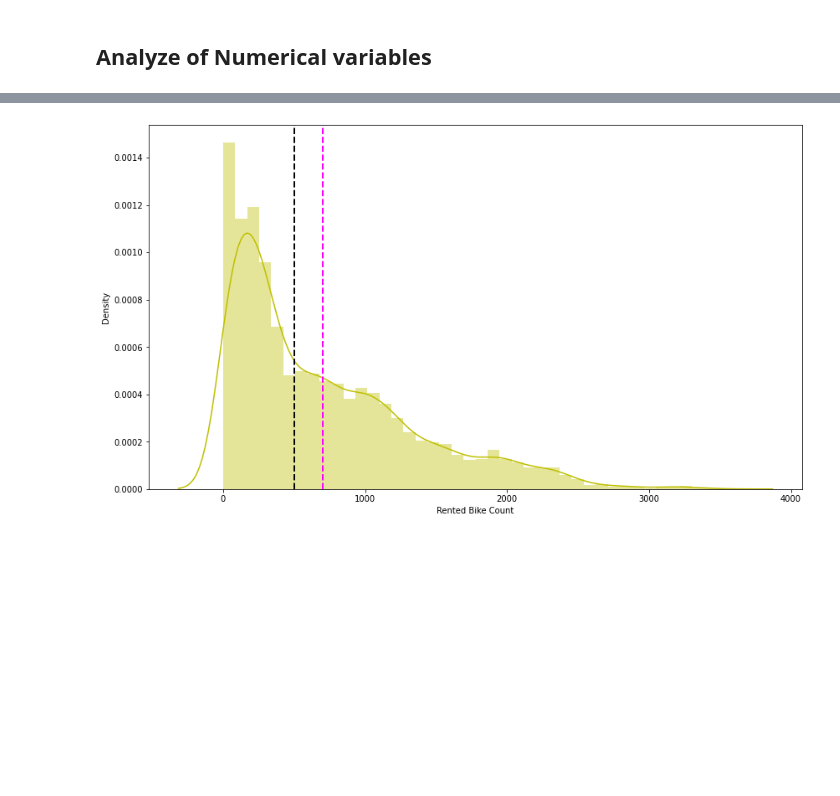
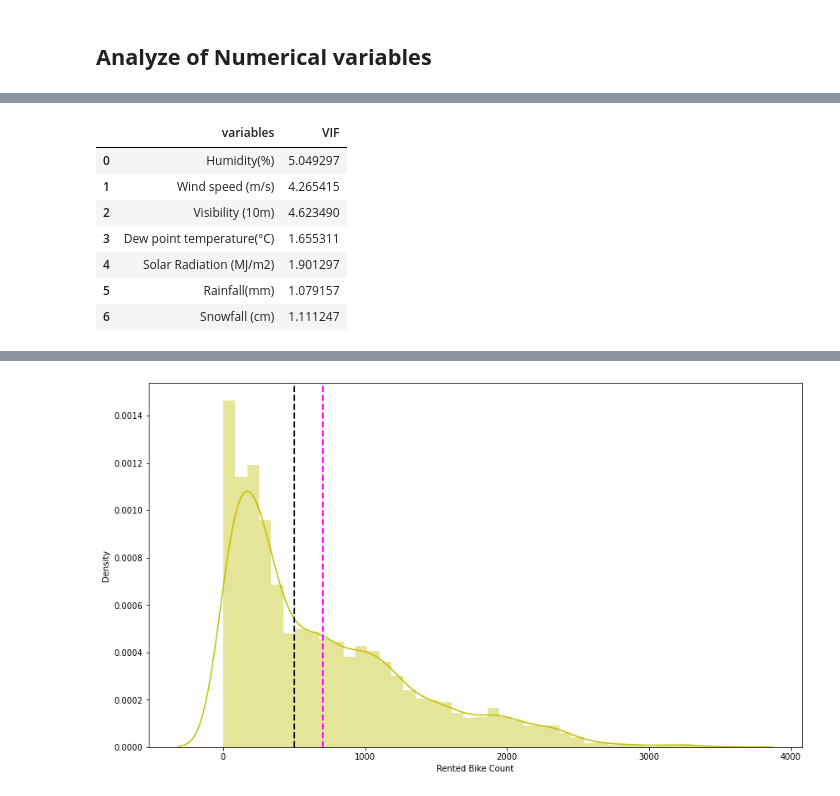
Before and after one commit to Rajakumaran-S/Seoul_Bike_Sharing_Demand_Prediction-_Capstone_Project-II, a Jupyter notebook: Raja_Bike_Sharing_Demand_Prediction_Capstone_Project_II.ipynb, the cells around one changed output, grey strips where cells are left out. Drawn from its saved outputs; the diff is of its cells as text; code cells hidden in the pictures; blank space fills up the shorter version.

```diff
--- a/Raja_Bike_Sharing_Demand_Prediction_Capstone_Project_II.ipynb
+++ b/Raja_Bike_Sharing_Demand_Prediction_Capstone_Project_II.ipynb
@@ -377,0 +429,12 @@ for col in num_col:
+# %%
+#Check Multicollinearity of Numerical Columns by Removing High VIF value of column Temperature
+calc_vif(df[[i for i in df.describe().columns if i not in ['Rented Bike Count','Temperature(°C)']]])
+# %% [output]
+|  | variables | VIF |
+| 0 | Humidity(%) | 5.049297 |
+| 1 | Wind speed (m/s) | 4.265415 |
+| 2 | Visibility (10m) | 4.623490 |
+| 3 | Dew point temperature(°C) | 1.655311 |
+| 4 | Solar Radiation (MJ/m2) | 1.901297 |
+| 5 | Rainfall(mm) | 1.079157 |
+| 6 | Snowfall (cm) | 1.111247 |
```
Also changed, not shown: parts of 69 cells of this notebook.
